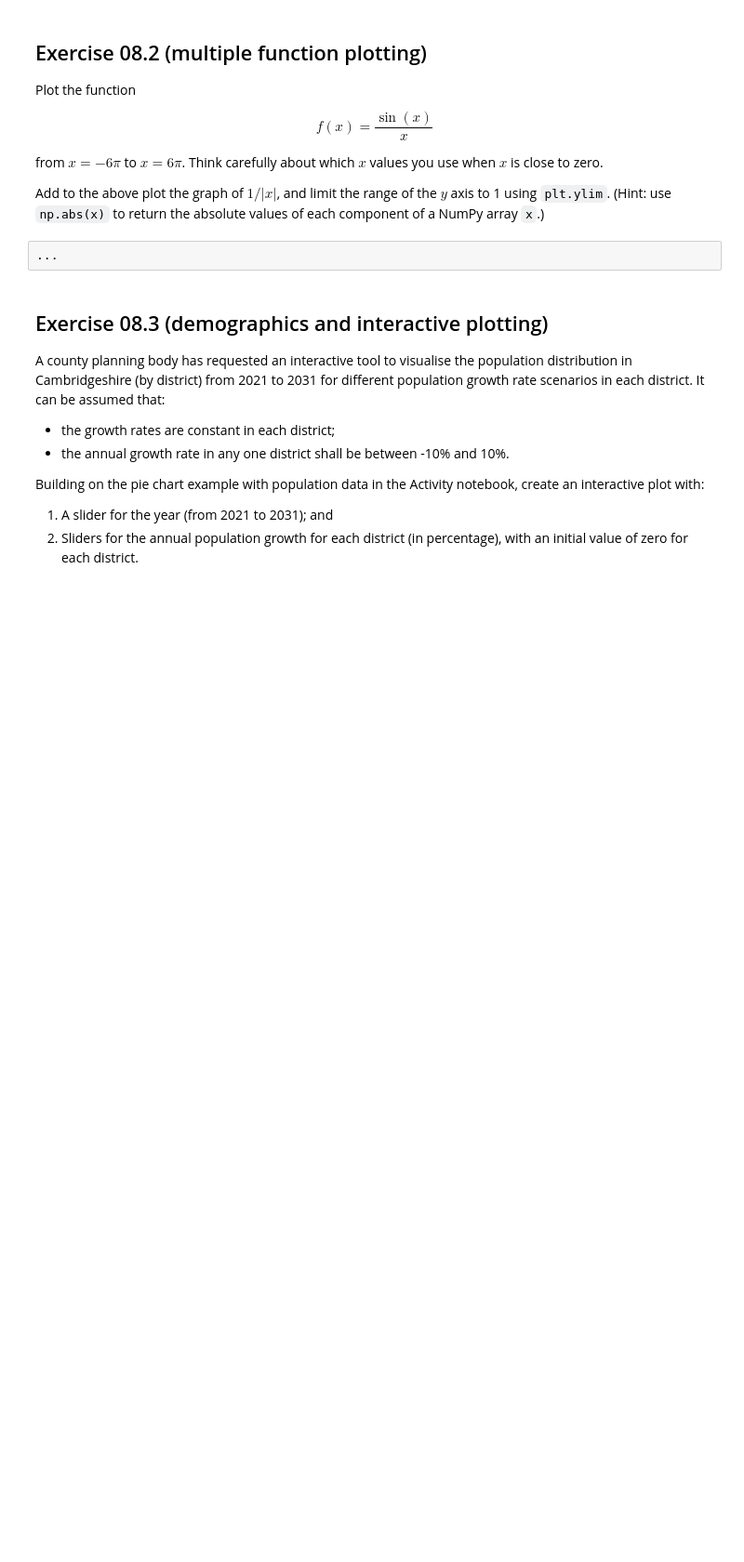
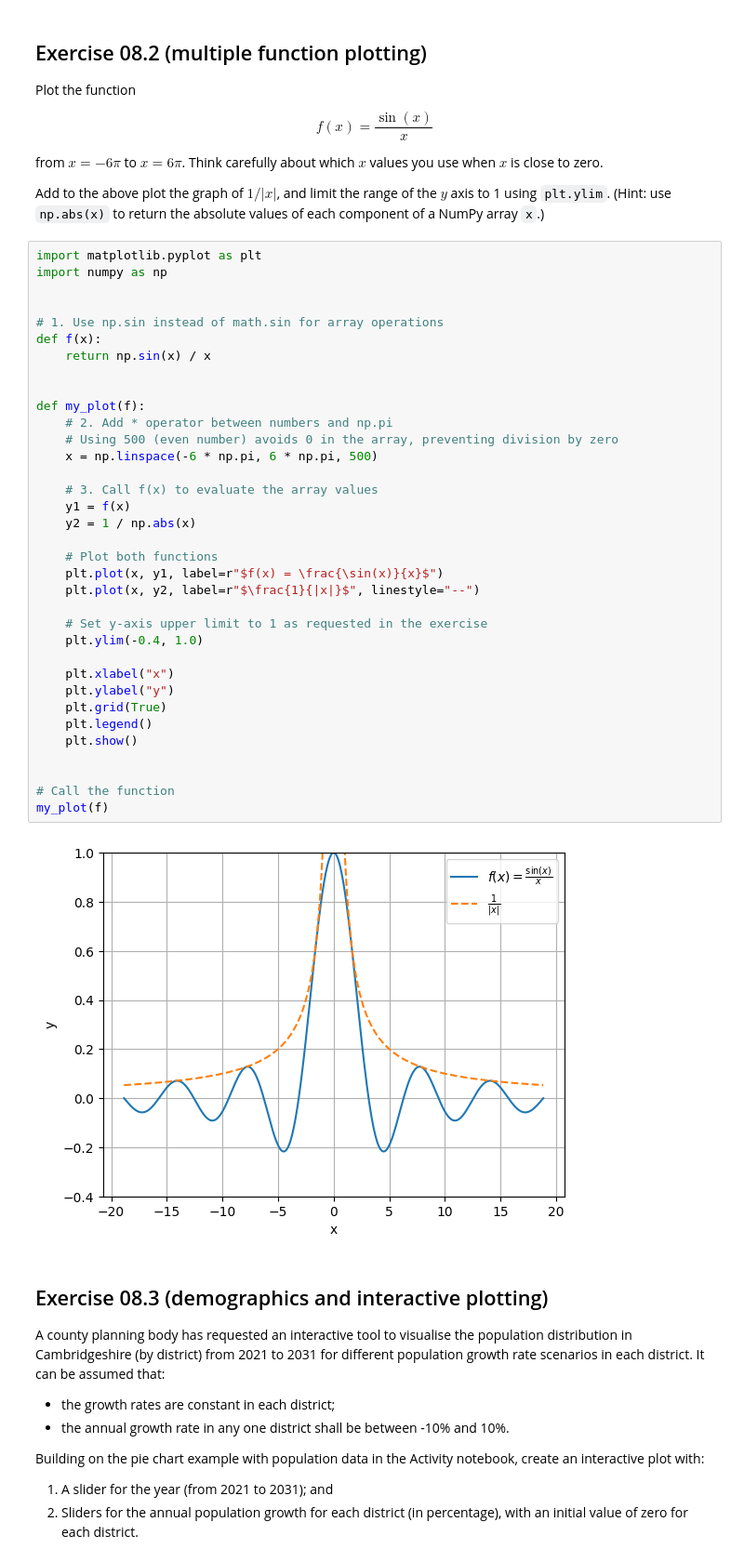
Before and after one commit to zzzarsa/PartIA-Computing-Michaelmas, a Jupyter notebook: Exercises/08 Exercises.ipynb, the cells around one changed output. Shown at 93% size. Saved outputs shown, nothing was run; the diff lists cells and outputs as text; blank space fills up the shorter version.

Commit message:
Exercise 7 and 8

```diff
--- a/Exercises/08 Exercises.ipynb
+++ b/Exercises/08 Exercises.ipynb
@@ -54,8 +54,43 @@ $x$ is close to zero.
 Add to the above plot the graph of $1/ \left| x \right|$, and limit the range of the $y$ axis to 1 using
 `plt.ylim`. (Hint: use `np.abs(x)` to return the absolute values of each
 component of a NumPy array `x`.)
-# %%
-...
+# %%
+import matplotlib.pyplot as plt
+import numpy as np
+
+
+# 1. Use np.sin instead of math.sin for array operations
+def f(x):
+    return np.sin(x) / x
+
+
+def my_plot(f):
+    # 2. Add * operator between numbers and np.pi
+    # Using 500 (even number) avoids 0 in the array, preventing division by zero
+    x = np.linspace(-6 * np.pi, 6 * np.pi, 500)
+
+    # 3. Call f(x) to evaluate the array values
+    y1 = f(x)
+    y2 = 1 / np.abs(x)
+
+    # Plot both functions
+    plt.plot(x, y1, label=r"$f(x) = \frac{\sin(x)}{x}$")
+    plt.plot(x, y2, label=r"$\frac{1}{|x|}$", linestyle="--")
+
+    # Set y-axis upper limit to 1 as requested in the exercise
+    plt.ylim(-0.4, 1.0)
+
+    plt.xlabel("x")
+    plt.ylabel("y")
+    plt.grid(True)
+    plt.legend()
+    plt.show()
+
+
+# Call the function
+my_plot(f)
+# %% [output]
+[figure, added]
 # %% [markdown]
 ## Exercise 08.3 (demographics and interactive plotting)
 
```
Also changed, not shown: parts of 2 cells of this notebook, 1 other file.
